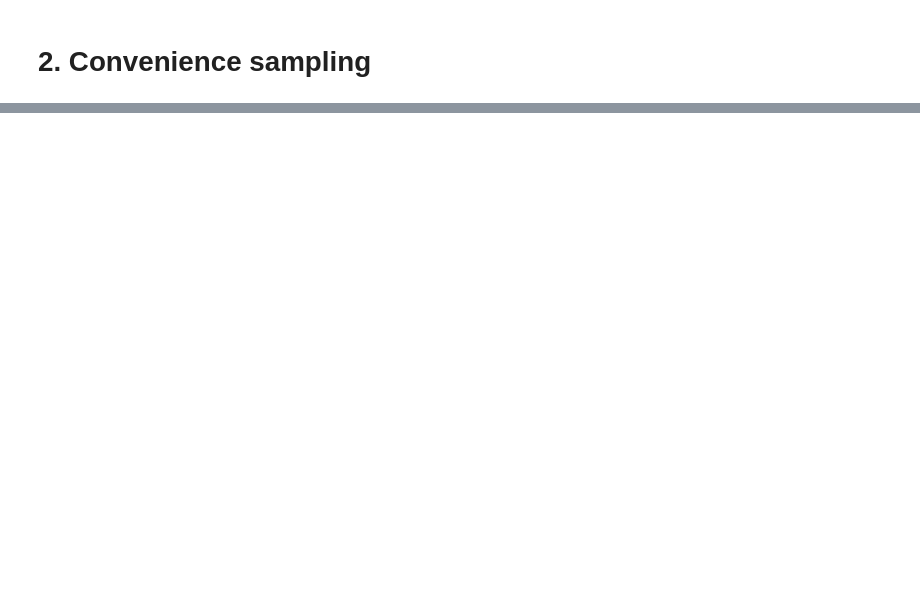
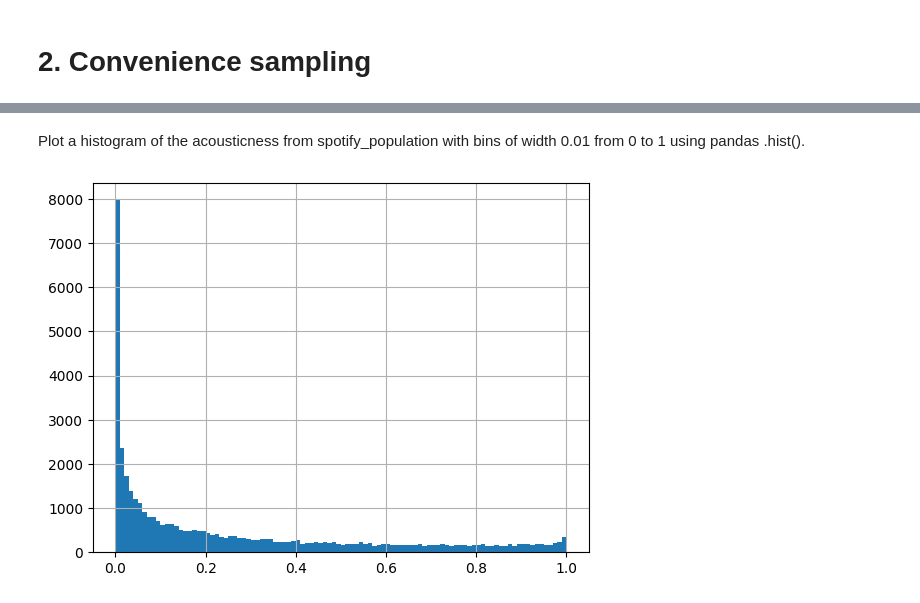
Before and after one commit to yazanhannun/Sampling-in-Python, a Jupyter notebook: 1_ Introduction to Sampling.ipynb, the cells around one changed output, grey strips where cells are left out. Saved outputs shown, nothing was run; the diff lists cells and outputs as text; code cells hidden in the pictures; blank space fills up the shorter version.

```diff
--- a/1_ Introduction to Sampling.ipynb
+++ b/1_ Introduction to Sampling.ipynb
@@ -94,0 +102,8 @@ print(mean_loudness_samp)
+# %% [markdown]
+Plot a histogram of the acousticness from spotify_population with bins of width 0.01 from 0 to 1 using pandas .hist().
+# %%
+# Visualize the distribution of acousticness with a histogram
+spotify_population['acousticness'].hist(bins=np.arange(0, 1.01, 0.01))
+plt.show()
+# %% [output]
+[figure, added]
```
Also changed, not shown: parts of 7 cells of this notebook.
